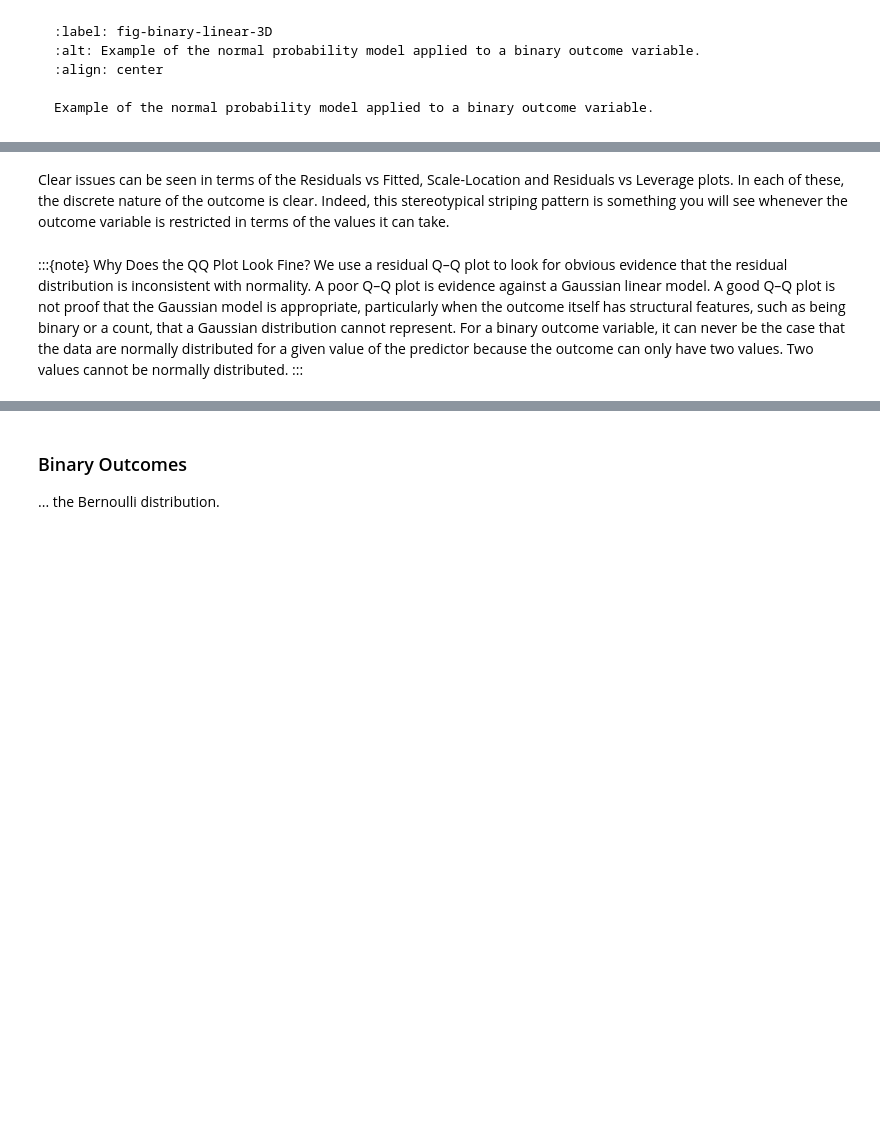
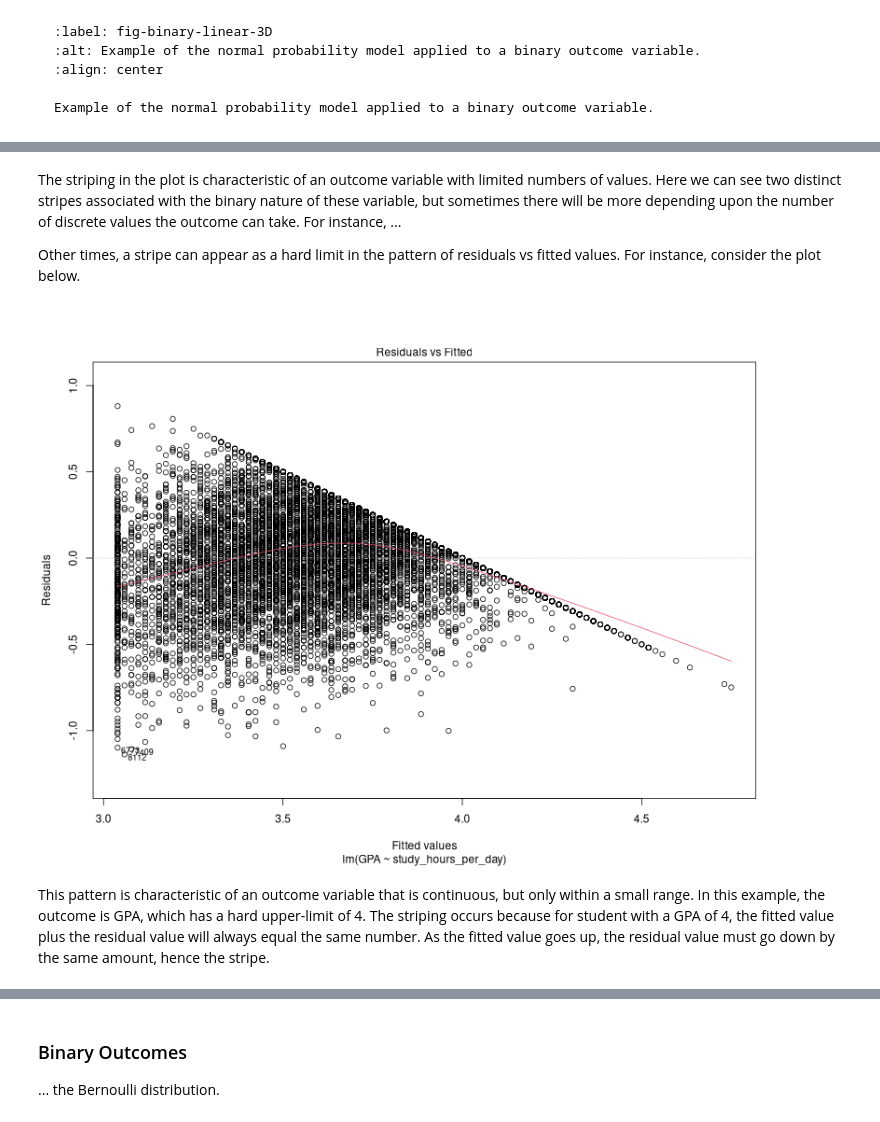
Before and after one commit to PCHN63112-Generalised-Linear-Mixed/extending-linear-models, a Jupyter notebook: 1.beyond-normal.ipynb, the cells around one changed output, grey strips where cells are left out. Saved outputs shown, nothing was run; the diff lists cells and outputs as text; code cells hidden in the pictures; blank space fills up the shorter version.

```diff
--- a/1.beyond-normal.ipynb
+++ b/1.beyond-normal.ipynb
@@ -66,6 +57,12 @@ par(mfrow=c(1,1))
 # %% [markdown]
-Clear issues can be seen in terms of the Residuals vs Fitted, Scale-Location and Residuals vs Leverage plots. In each of these, the discrete nature of the outcome is clear. Indeed, this stereotypical striping pattern is something you will see whenever the outcome variable is restricted in terms of the values it can take.
+The striping in the plot is characteristic of an outcome variable with limited numbers of values. Here we can see two distinct stripes associated with the binary nature of these variable, but sometimes there will be more depending upon the number of discrete values the outcome can take. For instance, ...
+
+Other times, a stripe can appear as a hard limit in the pattern of residuals vs fitted values. For instance, consider the plot below.
-# %% [markdown]
-:::{note} Why Does the QQ Plot Look Fine?
-We use a residual Q–Q plot to look for obvious evidence that the residual distribution is inconsistent with normality. A poor Q–Q plot is evidence against a Gaussian linear model. A good Q–Q plot is not proof that the Gaussian model is appropriate, particularly when the outcome itself has structural features, such as being binary or a count, that a Gaussian distribution cannot represent.  For a binary outcome variable, it can never be the case that the data are normally distributed for a given value of the predictor because the outcome can only have two values. Two values cannot be normally distributed.
-:::
+# %%
+GPA <- read.csv('data/global_university_students_performance_habits_10000.csv')
+mod <- lm(GPA ~ study_hours_per_day, data=GPA)
+plot(mod,which=1)
+# %% [output]
+[figure, added]
+# %% [markdown]
+This pattern is characteristic of an outcome variable that is continuous, but only within a small range. In this example, the outcome is GPA, which has a hard upper-limit of 4. The striping occurs because for student with a GPA of 4, the fitted value plus the residual value will always equal the same number. As the fitted value goes up, the residual value must go down by the same amount, hence the stripe.
```
Also changed, not shown: parts of 9 cells of this notebook, 1 other file.
